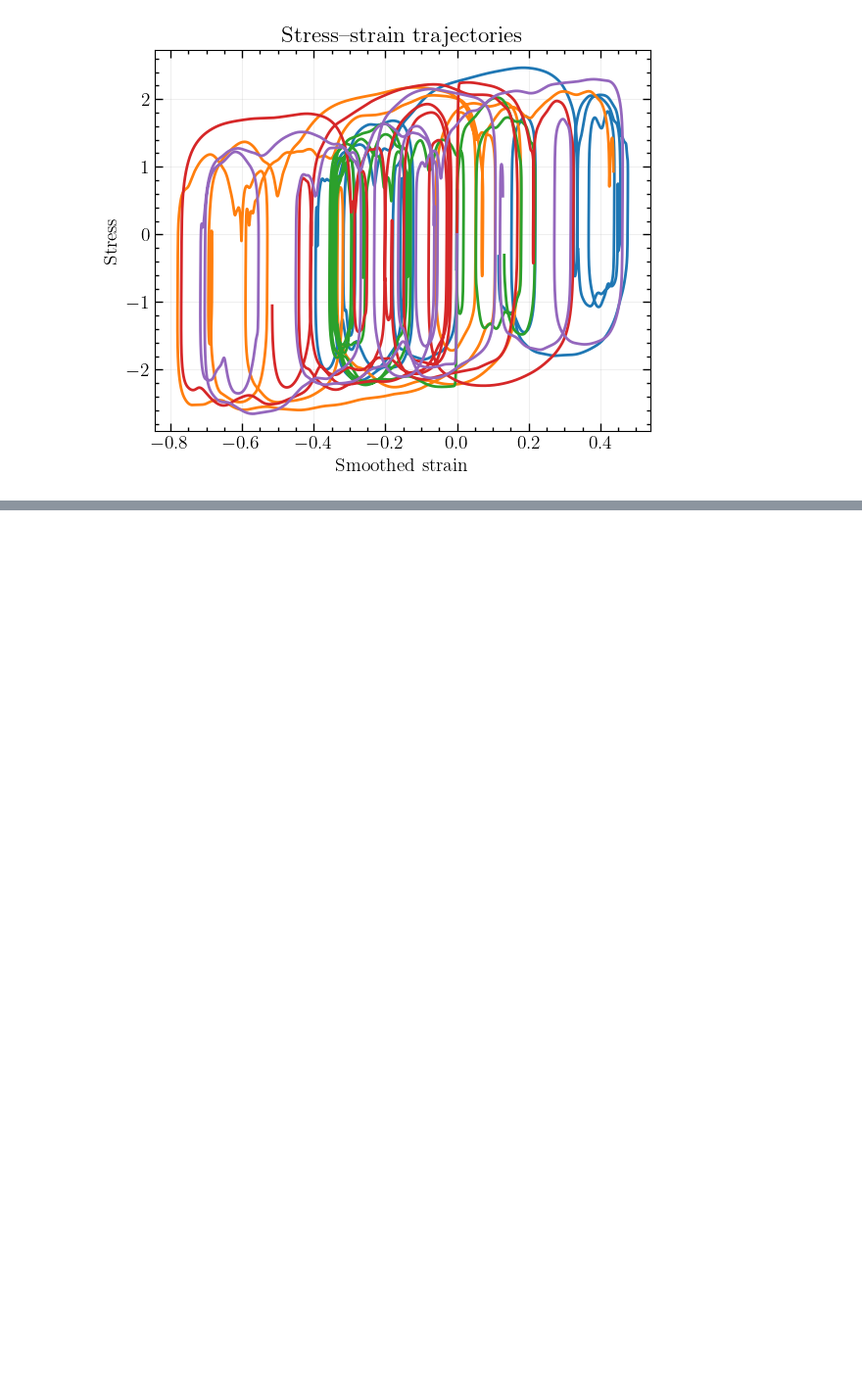
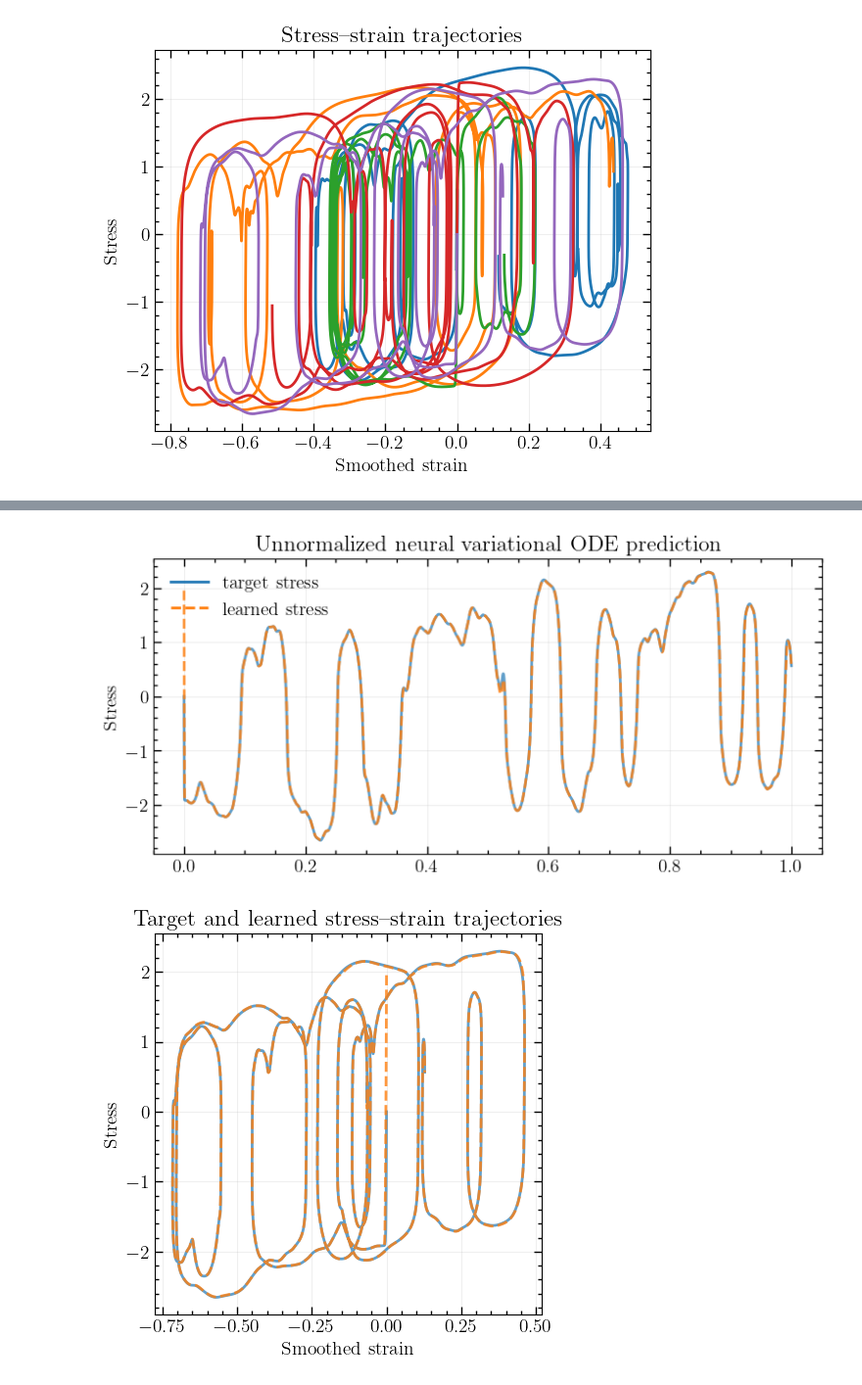
Before and after one commit to m-raj/sampling, a Jupyter notebook: kinematic_hardening.ipynb, the cells around one changed output, grey strips where cells are left out. Shown at 98% size. Saved outputs shown, nothing was run; the diff lists cells and outputs as text; code cells hidden in the pictures; blank space fills up the shorter version.

```diff
--- a/kinematic_hardening.ipynb
+++ b/kinematic_hardening.ipynb
@@ -214,21 +227,24 @@ https://github.com/username/repository.git
 # %%
-time_fig, time_ax = plt.subplots(1, 1, figsize=(9, 8), sharex=True)
+time_fig, time_ax = plt.subplots(1, 1, figsize=(9, 4), sharex=True)
 strain_fig, strain_ax = plt.subplots(1, 1, figsize=(5, 5), sharex=True)
 
-for trajectory_index in range(min(5, n_trajectories)):
+for trajectory_index in range(4,5):
     time_ax.plot(times, stress_trajectories[trajectory_index], color="tab:blue", alpha=0.7)
     time_ax.plot(times, stress_learned[trajectory_index], color="tab:orange", linestyle="--", alpha=0.8)
     strain_ax.plot(strain_trajectories_smooth[trajectory_index], stress_trajectories[trajectory_index], color="tab:blue", alpha=0.7)
     strain_ax.plot(strain_trajectories_smooth[trajectory_index], stress_learned[trajectory_index], color="tab:orange", linestyle="--", alpha=0.8)
 time_ax.plot([], [], color="tab:blue", label="target stress")
 time_ax.plot([], [], color="tab:orange", linestyle="--", label="learned stress")
 time_ax.set_ylabel("Stress")
 time_ax.set_title("Unnormalized neural variational ODE prediction")
 time_ax.legend()
 strain_ax.set_xlabel("Smoothed strain")
 strain_ax.set_ylabel("Stress")
 strain_ax.set_title("Target and learned stress--strain trajectories")
 for axis in [time_ax, strain_ax]:
     axis.grid(alpha=0.2)
 plt.tight_layout()
 plt.show()
+# %% [output]
+[figure, added]
+[figure, added]
```
Also changed, not shown: parts of 4 cells of this notebook, 4 other files.
